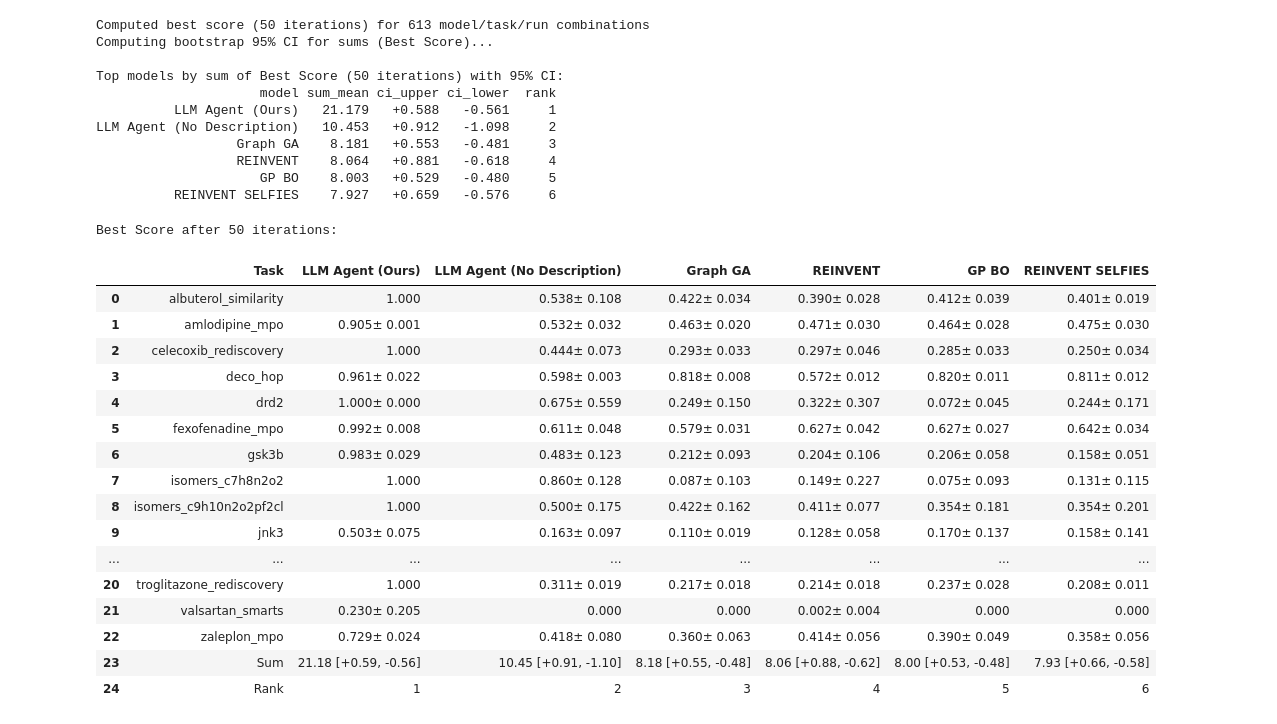
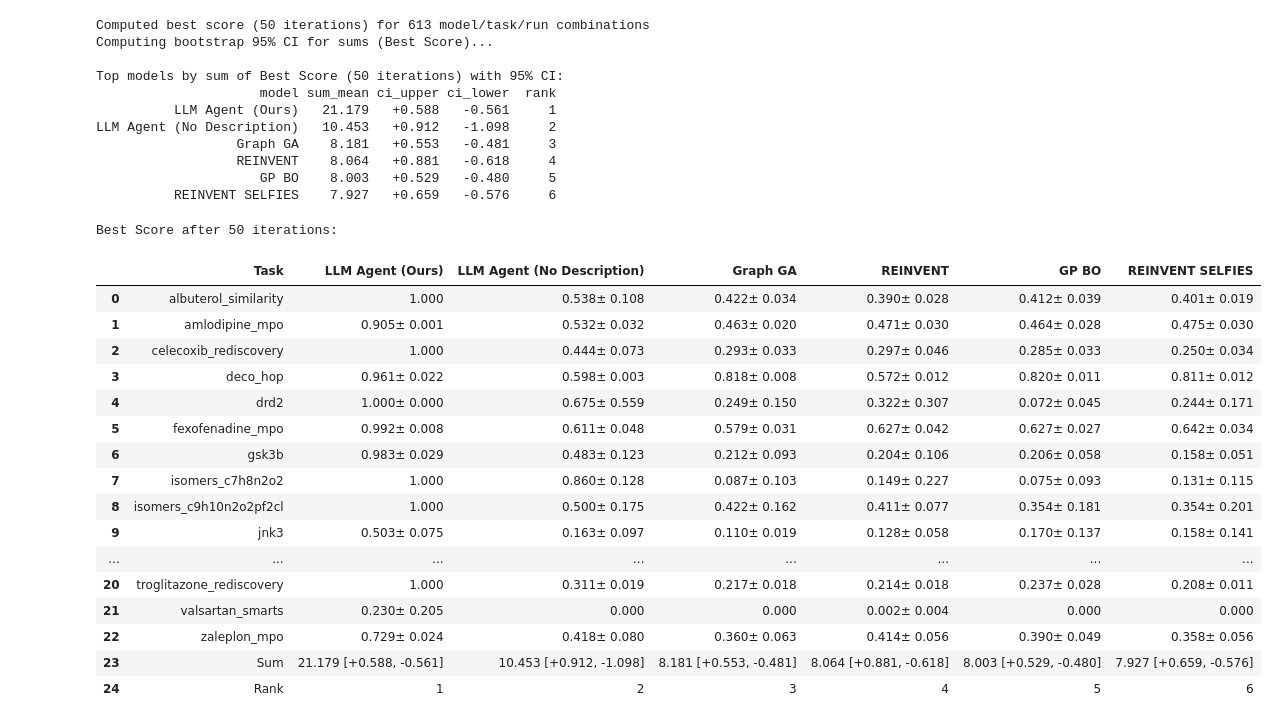
Before and after one commit to FabianKruger/molecule-optimization-agent, a Jupyter notebook: analysis/paper/tdc_task.ipynb, the cells around one changed output. Cells and saved outputs as stored; diff of their text form; code cells hidden in the pictures.

```diff
--- a/analysis/paper/tdc_task.ipynb
+++ b/analysis/paper/tdc_task.ipynb
@@ -685,7 +690,7 @@ def create_best_score_table(score_summary, model_sums_ci, tasks, model_order):
             ci_upper = model_ci['sum_ci_upper'].values[0]
             ci_upper_rel = ci_upper - mean_val
             ci_lower_rel = mean_val - ci_lower
-            sum_row[model] = f"{mean_val:.2f} [+{ci_upper_rel:.2f}, -{ci_lower_rel:.2f}]"
+            sum_row[model] = f"{mean_val:.3f} [+{ci_upper_rel:.3f}, -{ci_lower_rel:.3f}]"
         else:
             sum_row[model] = "-"
     rows.append(sum_row)
@@ -695,32 +700,32 @@ def create_best_score_table(score_summary, model_sums_ci, tasks, model_order):
     for i, model in enumerate(model_order):
         rank_row[model] = str(i + 1)
     rows.append(rank_row)
 
     table = pd.DataFrame(rows)
     return table[['Task'] + model_order]
 
 
 model_order_best = model_sums_ci_best['model'].tolist()
 comparison_table_best = create_best_score_table(best_score_summary, model_sums_ci_best, TASKS, model_order_best)
 
 print("Best Score after 50 iterations:")
 comparison_table_best
 # %% [output]
 Best Score after 50 iterations:
 |  | Task | LLM Agent (Ours) | LLM Agent (No Description) | Graph GA | REINVENT | GP BO | REINVENT SELFIES |
 | 0 | albuterol_similarity | 1.000 | 0.538± 0.108 | 0.422± 0.034 | 0.390± 0.028 | 0.412± 0.039 | 0.401± 0.019 |
 | 1 | amlodipine_mpo | 0.905± 0.001 | 0.532± 0.032 | 0.463± 0.020 | 0.471± 0.030 | 0.464± 0.028 | 0.475± 0.030 |
 | 2 | celecoxib_rediscovery | 1.000 | 0.444± 0.073 | 0.293± 0.033 | 0.297± 0.046 | 0.285± 0.033 | 0.250± 0.034 |
 | 3 | deco_hop | 0.961± 0.022 | 0.598± 0.003 | 0.818± 0.008 | 0.572± 0.012 | 0.820± 0.011 | 0.811± 0.012 |
 | 4 | drd2 | 1.000± 0.000 | 0.675± 0.559 | 0.249± 0.150 | 0.322± 0.307 | 0.072± 0.045 | 0.244± 0.171 |
 | 5 | fexofenadine_mpo | 0.992± 0.008 | 0.611± 0.048 | 0.579± 0.031 | 0.627± 0.042 | 0.627± 0.027 | 0.642± 0.034 |
 | 6 | gsk3b | 0.983± 0.029 | 0.483± 0.123 | 0.212± 0.093 | 0.204± 0.106 | 0.206± 0.058 | 0.158± 0.051 |
 | 7 | isomers_c7h8n2o2 | 1.000 | 0.860± 0.128 | 0.087± 0.103 | 0.149± 0.227 | 0.075± 0.093 | 0.131± 0.115 |
 | 8 | isomers_c9h10n2o2pf2cl | 1.000 | 0.500± 0.175 | 0.422± 0.162 | 0.411± 0.077 | 0.354± 0.181 | 0.354± 0.201 |
 | 9 | jnk3 | 0.503± 0.075 | 0.163± 0.097 | 0.110± 0.019 | 0.128± 0.058 | 0.170± 0.137 | 0.158± 0.141 |
 | ... | ... | ... | ... | ... | ... | ... | ... |
 | 20 | troglitazone_rediscovery | 1.000 | 0.311± 0.019 | 0.217± 0.018 | 0.214± 0.018 | 0.237± 0.028 | 0.208± 0.011 |
 | 21 | valsartan_smarts | 0.230± 0.205 | 0.000 | 0.000 | 0.002± 0.004 | 0.000 | 0.000 |
 | 22 | zaleplon_mpo | 0.729± 0.024 | 0.418± 0.080 | 0.360± 0.063 | 0.414± 0.056 | 0.390± 0.049 | 0.358± 0.056 |
-| 23 | Sum | 21.18 [+0.59, -0.56] | 10.45 [+0.91, -1.10] | 8.18 [+0.55, -0.48] | 8.06 [+0.88, -0.62] | 8.00 [+0.53, -0.48] | 7.93 [+0.66, -0.58] |
+| 23 | Sum | 21.179 [+0.588, -0.561] | 10.453 [+0.912, -1.098] | 8.181 [+0.553, -0.481] | 8.064 [+0.881, -0.618] | 8.003 [+0.529, -0.480] | 7.927 [+0.659, -0.576] |
 | 24 | Rank | 1 | 2 | 3 | 4 | 5 | 6 |
```
Also changed, not shown: parts of 4 cells of this notebook.
